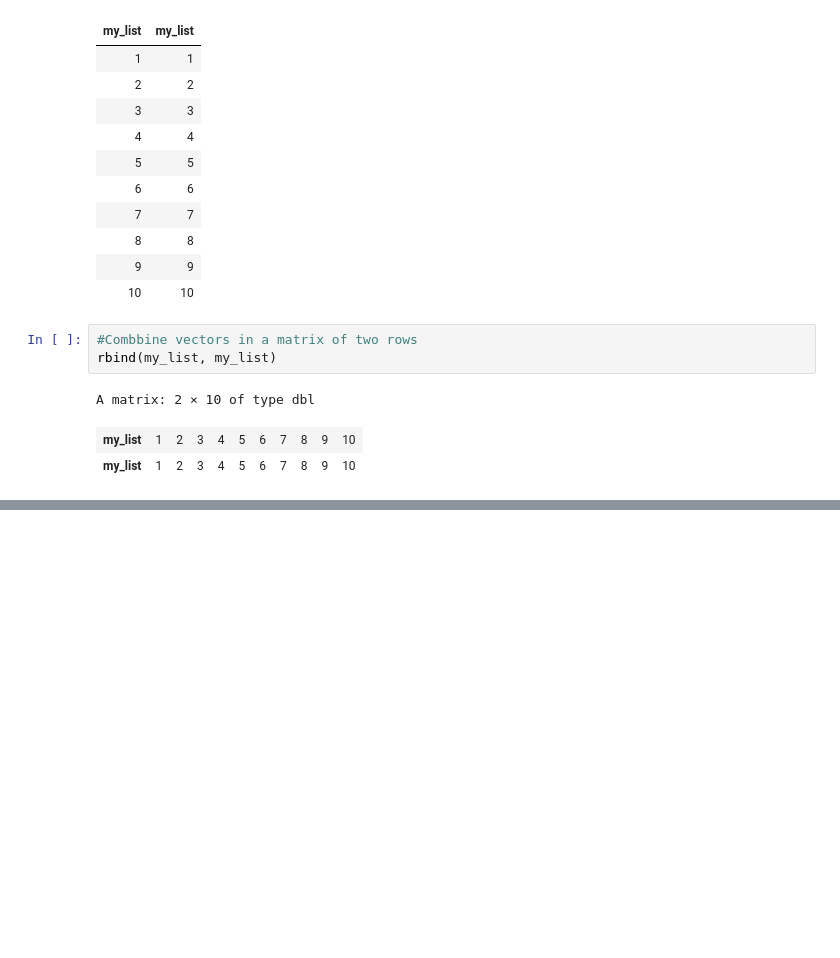
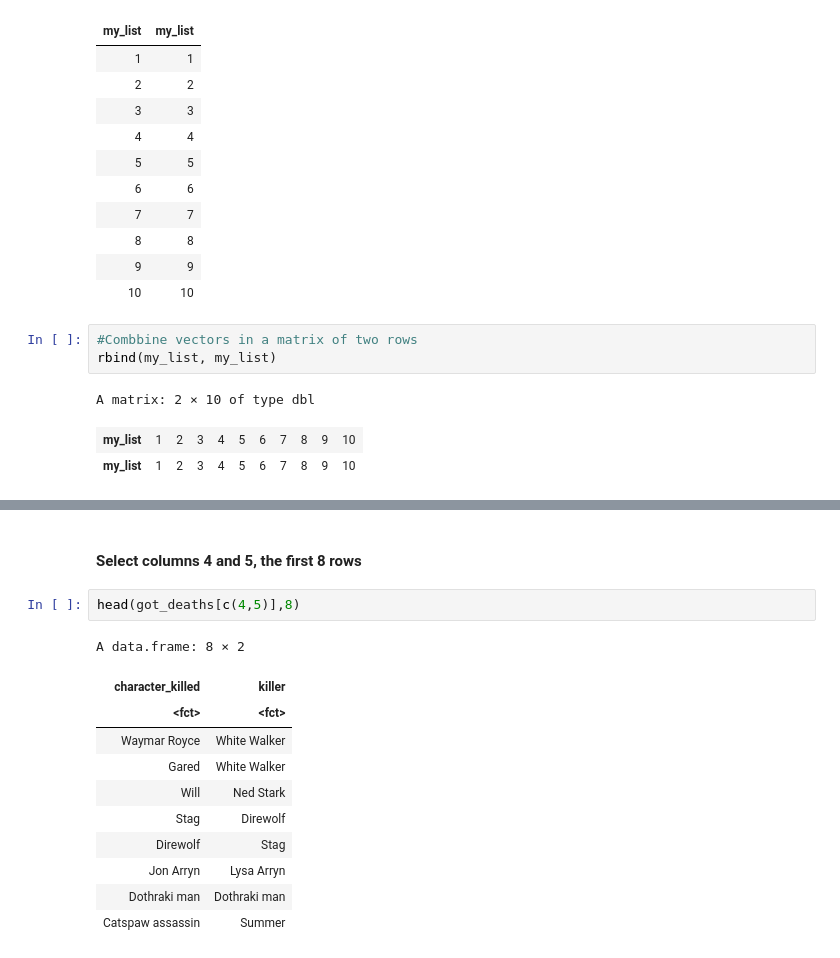
Before and after one commit to falconair/ProgrammingForAnalytics, a Jupyter notebook: lectures/r_basics/Base R.ipynb, the cells around one changed output, grey strips where cells are left out. Drawn from its saved outputs; the diff is of its cells as text; blank space fills up the shorter version.

```diff
--- a/lectures/r_basics/Base R.ipynb
+++ b/lectures/r_basics/Base R.ipynb
@@ -153,0 +280,16 @@ help(package='ggplot2')
+# %% [markdown]
+#### Select columns 4 and 5, the first 8 rows
+# %%
+head(got_deaths[c(4,5)],8)
+# %% [output]
+A data.frame: 8 × 2
+| character_killed | killer |
+| <fct> | <fct> |
+| Waymar Royce | White Walker |
+| Gared | White Walker |
+| Will | Ned Stark |
+| Stag | Direwolf |
+| Direwolf | Stag |
+| Jon Arryn | Lysa Arryn |
+| Dothraki man | Dothraki man |
+| Catspaw assassin | Summer |
```
Also changed, not shown: parts of 62 cells of this notebook.
